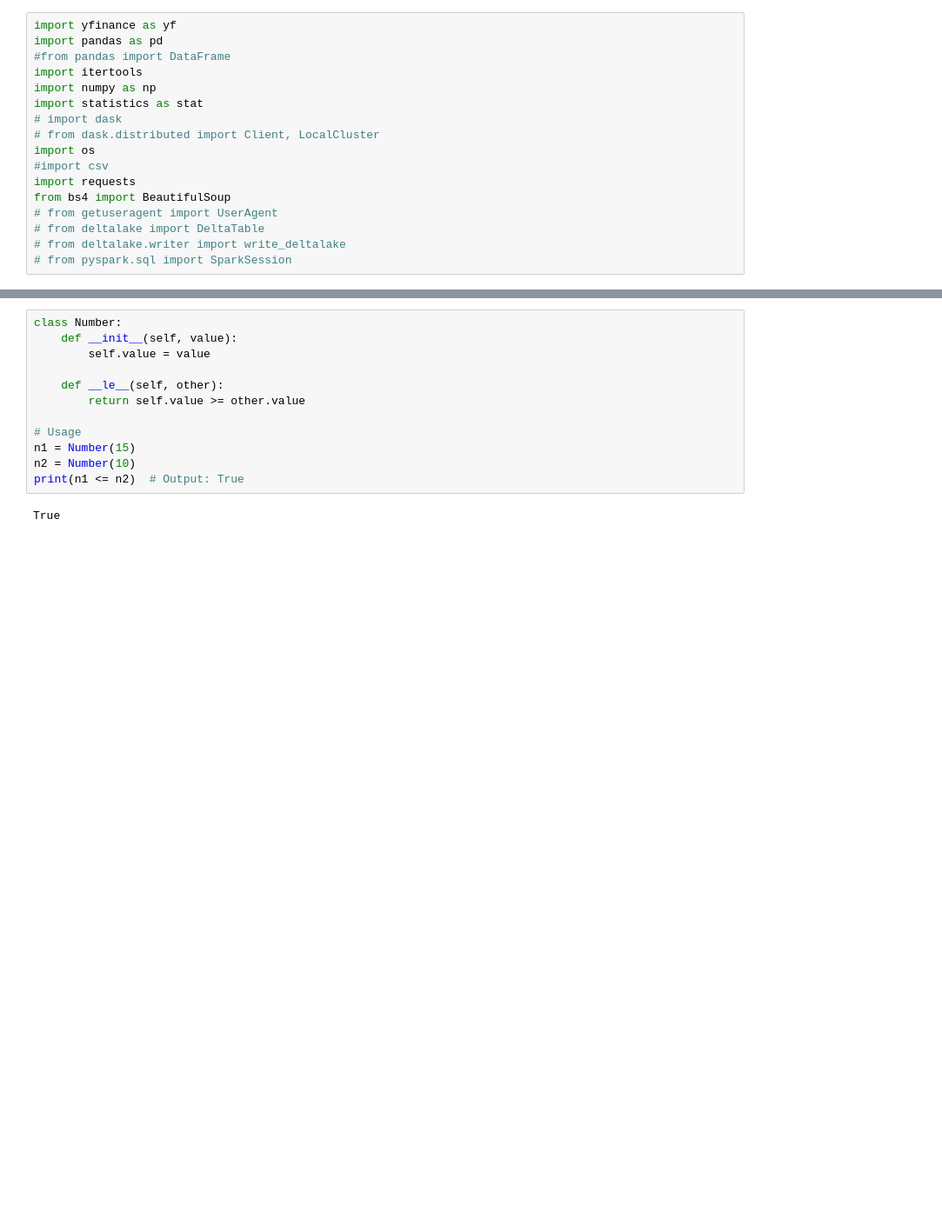
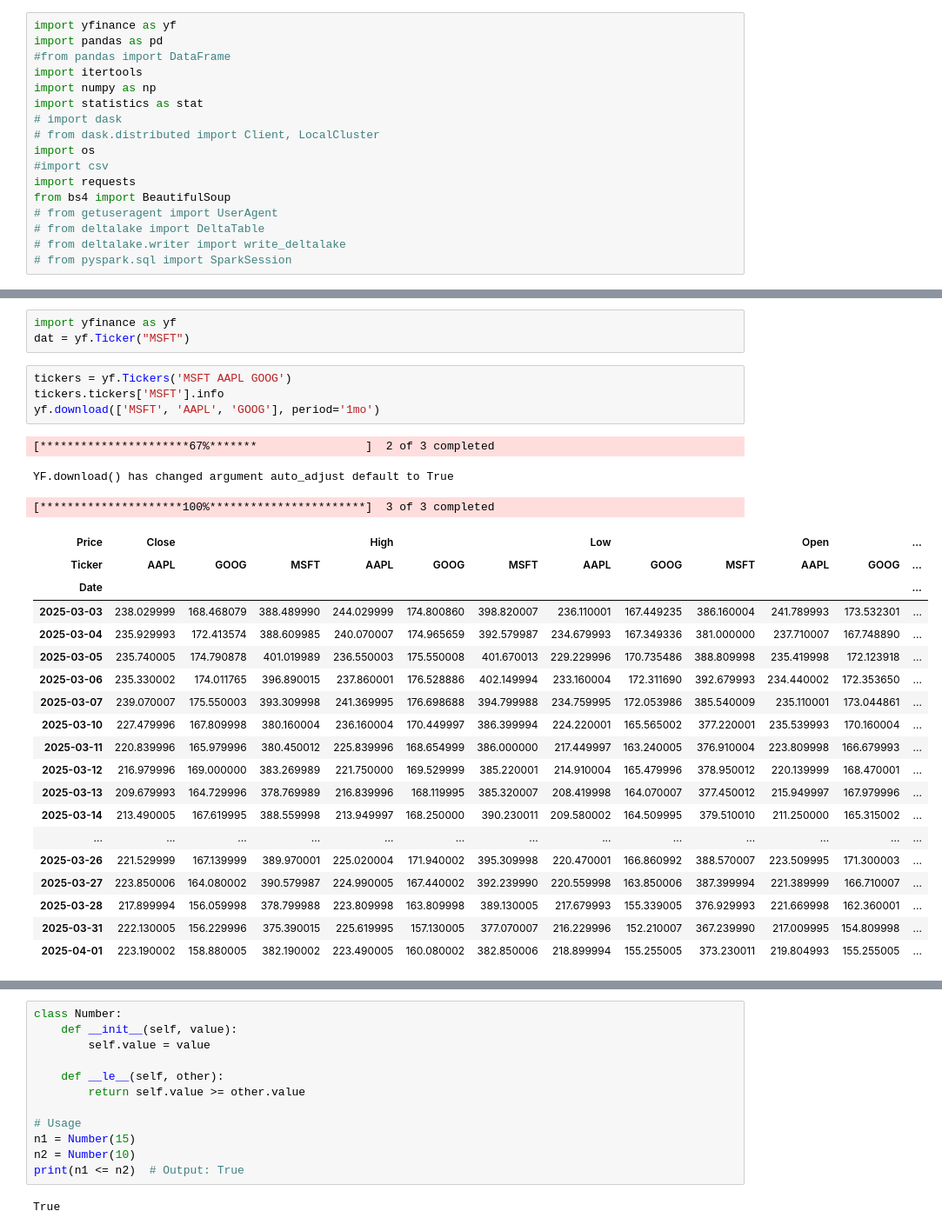
Before and after one commit to Starfalco/MKTmasta, a Jupyter notebook: Buy & Hold Port Screener - Multi tasking - 10.03.23.ipynb, the cells around one changed output, grey strips where cells are left out. Shown: that part at 87% size. Drawn from its saved outputs; the diff is of its cells as text; blank space fills up the shorter version.

```diff
--- a/Buy & Hold Port Screener - Multi tasking - 10.03.23.ipynb
+++ b/Buy & Hold Port Screener - Multi tasking - 10.03.23.ipynb
@@ -22,0 +75,30 @@ from pyspark.sql import SparkSession
+# %%
+import yfinance as yf
+dat = yf.Ticker("MSFT")
+# %%
+tickers = yf.Tickers('MSFT AAPL GOOG')
+tickers.tickers['MSFT'].info
+yf.download(['MSFT', 'AAPL', 'GOOG'], period='1mo')
+# %% [output]
+[**********************67%*******                ]  2 of 3 completed
+YF.download() has changed argument auto_adjust default to True
+[*********************100%***********************]  3 of 3 completed
+| Price | Close |  |  | High |  |  | Low |  |  | Open |  | ... |
+| Ticker | AAPL | GOOG | MSFT | AAPL | GOOG | MSFT | AAPL | GOOG | MSFT | AAPL | GOOG | ... |
+| Date |  |  |  |  |  |  |  |  |  |  |  | ... |
+| 2025-03-03 | 238.029999 | 168.468079 | 388.489990 | 244.029999 | 174.800860 | 398.820007 | 236.110001 | 167.449235 | 386.160004 | 241.789993 | 173.532301 | ... |
+| 2025-03-04 | 235.929993 | 172.413574 | 388.609985 | 240.070007 | 174.965659 | 392.579987 | 234.679993 | 167.349336 | 381.000000 | 237.710007 | 167.748890 | ... |
+| 2025-03-05 | 235.740005 | 174.790878 | 401.019989 | 236.550003 | 175.550008 | 401.670013 | 229.229996 | 170.735486 | 388.809998 | 235.419998 | 172.123918 | ... |
+| 2025-03-06 | 235.330002 | 174.011765 | 396.890015 | 237.860001 | 176.528886 | 402.149994 | 233.160004 | 172.311690 | 392.679993 | 234.440002 | 172.353650 | ... |
+| 2025-03-07 | 239.070007 | 175.550003 | 393.309998 | 241.369995 | 176.698688 | 394.799988 | 234.759995 | 172.053986 | 385.540009 | 235.110001 | 173.044861 | ... |
+| 2025-03-10 | 227.479996 | 167.809998 | 380.160004 | 236.160004 | 170.449997 | 386.399994 | 224.220001 | 165.565002 | 377.220001 | 235.539993 | 170.160004 | ... |
+| 2025-03-11 | 220.839996 | 165.979996 | 380.450012 | 225.839996 | 168.654999 | 386.000000 | 217.449997 | 163.240005 | 376.910004 | 223.809998 | 166.679993 | ... |
+| 2025-03-12 | 216.979996 | 169.000000 | 383.269989 | 221.750000 | 169.529999 | 385.220001 | 214.910004 | 165.479996 | 378.950012 | 220.139999 | 168.470001 | ... |
+| 2025-03-13 | 209.679993 | 164.729996 | 378.769989 | 216.839996 | 168.119995 | 385.320007 | 208.419998 | 164.070007 | 377.450012 | 215.949997 | 167.979996 | ... |
+| 2025-03-14 | 213.490005 | 167.619995 | 388.559998 | 213.949997 | 168.250000 | 390.230011 | 209.580002 | 164.509995 | 379.510010 | 211.250000 | 165.315002 | ... |
+| ... | ... | ... | ... | ... | ... | ... | ... | ... | ... | ... | ... | ... |
+| 2025-03-26 | 221.529999 | 167.139999 | 389.970001 | 225.020004 | 171.940002 | 395.309998 | 220.470001 | 166.860992 | 388.570007 | 223.509995 | 171.300003 | ... |
+| 2025-03-27 | 223.850006 | 164.080002 | 390.579987 | 224.990005 | 167.440002 | 392.239990 | 220.559998 | 163.850006 | 387.399994 | 221.389999 | 166.710007 | ... |
+| 2025-03-28 | 217.899994 | 156.059998 | 378.799988 | 223.809998 | 163.809998 | 389.130005 | 217.679993 | 155.339005 | 376.929993 | 221.669998 | 162.360001 | ... |
+| 2025-03-31 | 222.130005 | 156.229996 | 375.390015 | 225.619995 | 157.130005 | 377.070007 | 216.229996 | 152.210007 | 367.239990 | 217.009995 | 154.809998 | ... |
+| 2025-04-01 | 223.190002 | 158.880005 | 382.190002 | 223.490005 | 160.080002 | 382.850006 | 218.899994 | 155.255005 | 373.230011 | 219.804993 | 155.255005 | ... |
```
Also changed, not shown: parts of 40 cells of this notebook, 7 other files.
